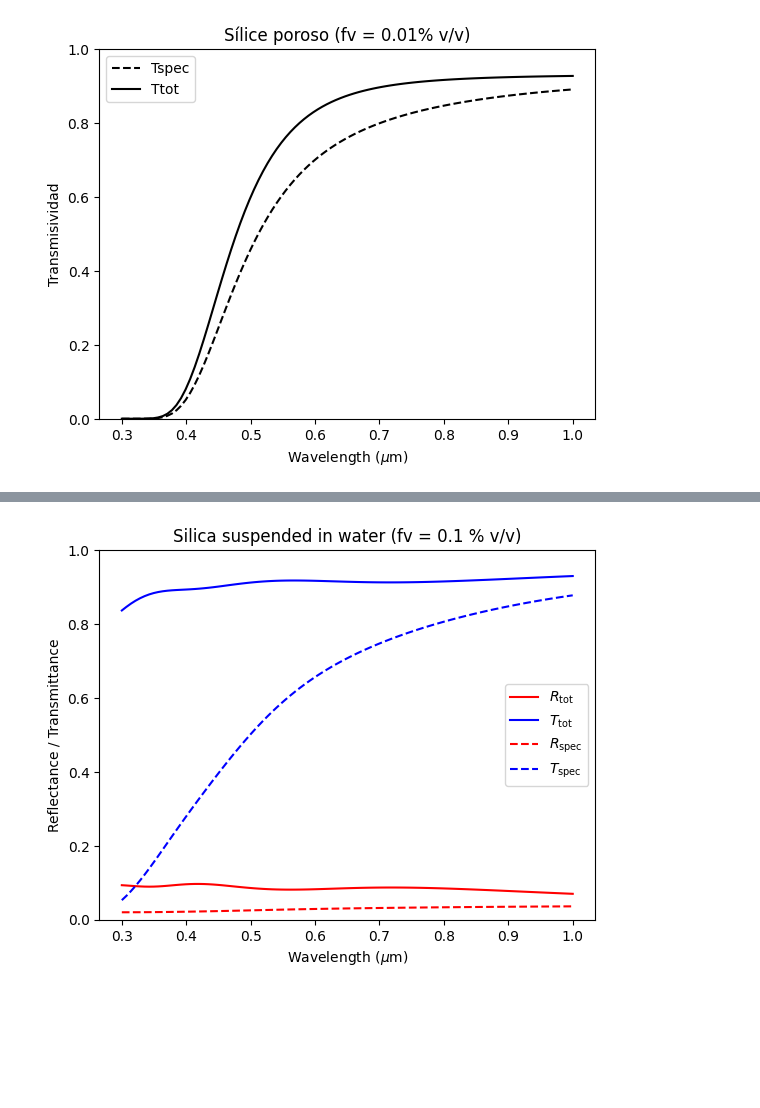
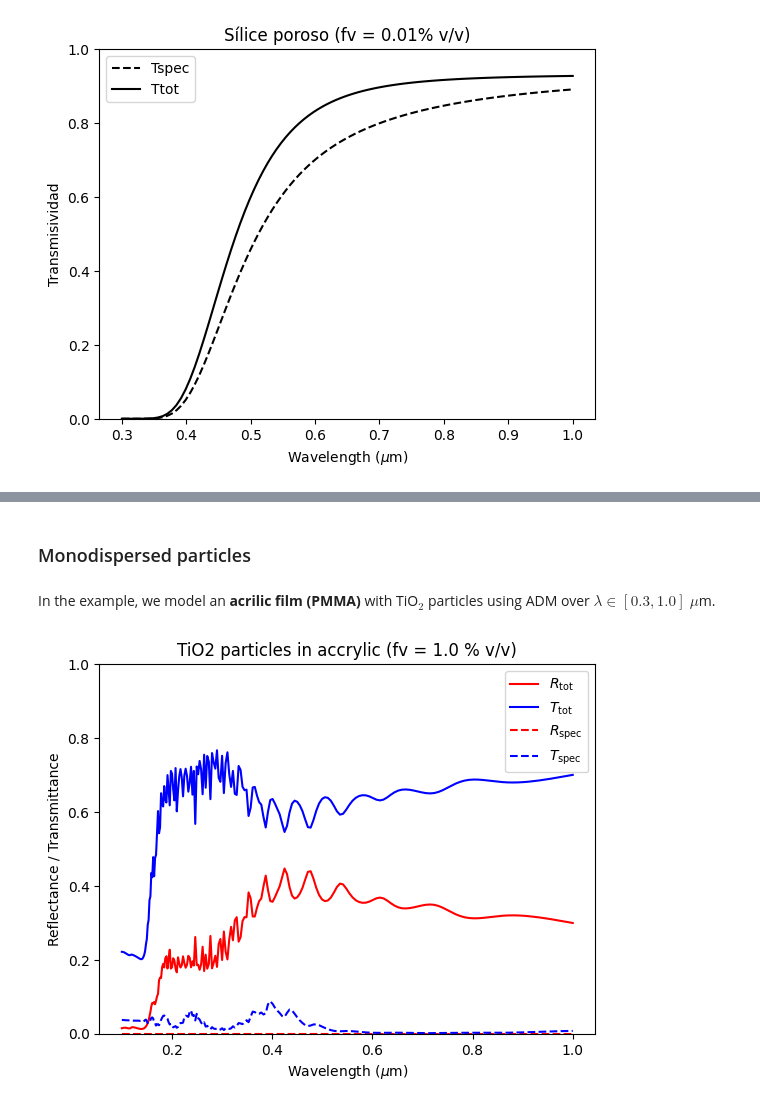
Before and after one commit to PanxoPanza/empylib, a Jupyter notebook: docs/rad_transfer_test.ipynb, the cells around one changed output, grey strips where cells are left out. Saved outputs shown, nothing was run; the diff lists cells and outputs as text; code cells hidden in the pictures; blank space fills up the shorter version.

```diff
--- a/docs/rad_transfer_test.ipynb
+++ b/docs/rad_transfer_test.ipynb
@@ -80,22 +83,33 @@ In the example, we again model a **water film** with suspended **silica** partic
+# %% [markdown]
+### Monodispersed particles
+# %% [markdown]
+In the example, we model an **acrilic film (PMMA)** with TiO$_2$ particles using ADM over $\lambda\in[0.3,1.0]$ $\mu$m.
 # %%
-lam = np.linspace(0.3,1.0,100) # espectro de longitudes de onda
-tfilm = 1                      # thickness in mm
-Nh = 1.33                       # índice de refracción del medio (agua)
-fv = 0.001                     # volume fraction of pores/inclusions
-D = 0.3                        # pore/particle diameter (microns)
+lam = np.logspace(np.log10(0.1),np.log10(1.0),200) # espectro de longitudes de onda
+tfilm = 0.1                    # thickness in mm
+Nh = 1.0                       # índice de refracción del medio (agua)
+fv = 0.01                      # volume fraction of pores/inclusions
+Dp = 1000E-3                   # particle diameter (microns)
 Np = nk.SiO2(lam)              # índice de refracción partícula
 
-Ttot, Rtot, Tspec, Rspec = rt.adm_sphere(lam,tfilm,fv,D,Np,Nh)
+# lam = np.logspace(np.log10(0.1),np.log10(1.0),200)
+# Np = nk.SiO2(lam)
+# Nh = 1.0
+# Dp = 1.0
+# tfilm = 0.1
+# fv = 0.01
+
+Ttot, Rtot, Tspec, Rspec = rt.adm_sphere(lam, Nh, Np, Dp, fv, tfilm)
 
 plt.plot(lam,Rtot,'-r',label='$R_\mathrm{tot}$')
 plt.plot(lam,Ttot,'-b',label='$T_\mathrm{tot}$')
 plt.plot(lam,Rspec,'--r',label='$R_\mathrm{spec}$')
 plt.plot(lam,Tspec,'--b',label='$T_\mathrm{spec}$')
 plt.xlabel('Wavelength ($\mu$m)')
 plt.ylabel('Reflectance / Transmittance')
-plt.title(r'Silica suspended in water (fv = %.1f %% v/v)' % (fv*100))
+plt.title(r'TiO2 particles in accrylic (fv = %.1f %% v/v)' % (fv*100))
 plt.legend()
 plt.ylim(0,1)
 plt.show()
 # %% [output]
-[figure, old version]
+[figure, new version]
```
Also changed, not shown: parts of 16 cells of this notebook, 4 other files.
